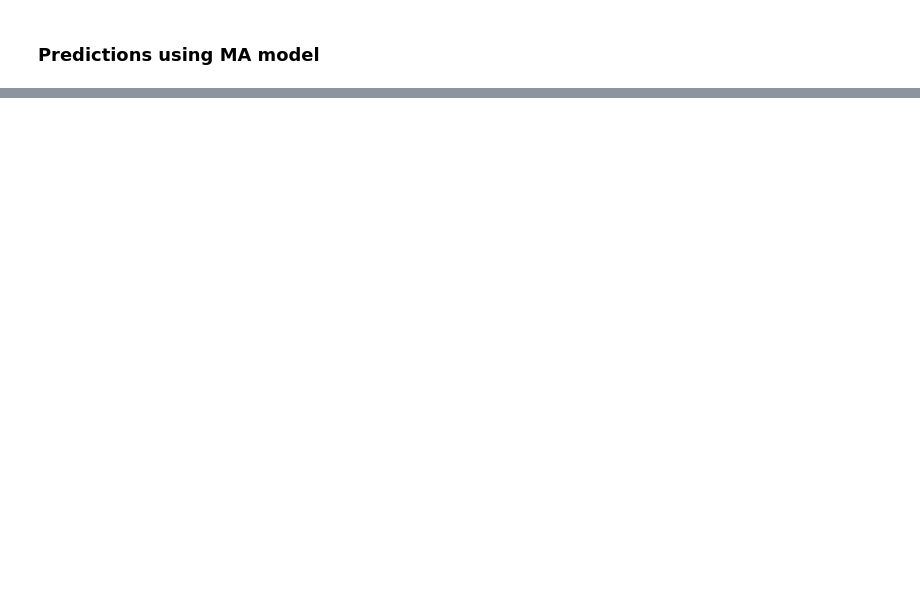
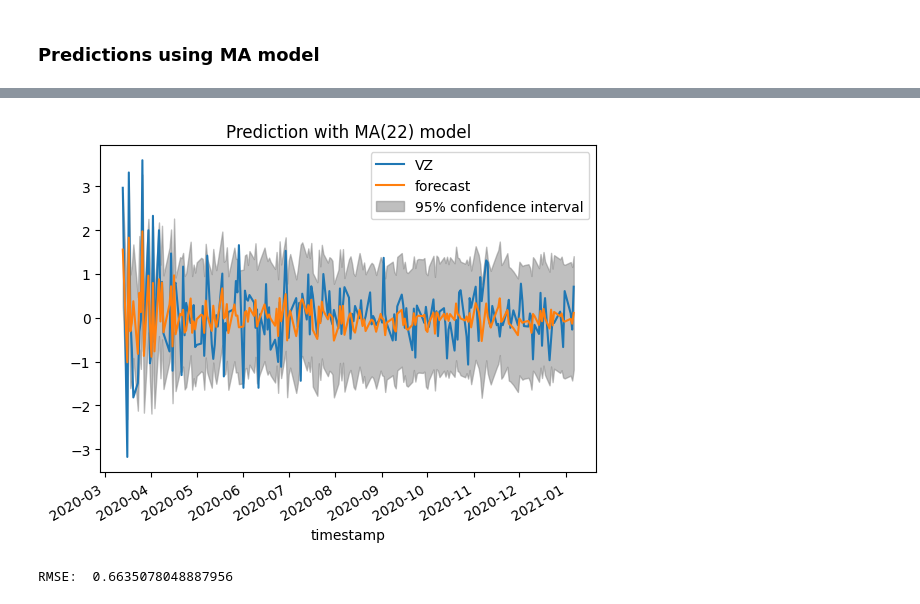
Before and after one commit to pallabee/Time-Series-for-Stock-Price-Prediction, a Jupyter notebook: modelling/traditional models/moving_average.ipynb, the cells around one changed output, grey strips where cells are left out. Saved outputs shown, nothing was run; the diff lists cells and outputs as text; code cells hidden in the pictures; blank space fills up the shorter version.

```diff
--- a/modelling/traditional models/moving_average.ipynb
+++ b/modelling/traditional models/moving_average.ipynb
@@ -60,0 +54,2 @@ print(results22.params[1])
+# %%
+MA22 = ma_model(VZ_diff, (0,0,22))
@@ -89,0 +92,6 @@ plt.show()
+# %%
+plot_prediction(VZ_diff, MA22, "22")
+print("RMSE: ",rmse(VZ_diff, MA22.fittedvalues))
+# %% [output]
+[figure, added]
+RMSE:  0.6635078048887956
```
Also changed, not shown: parts of 20 cells of this notebook.
